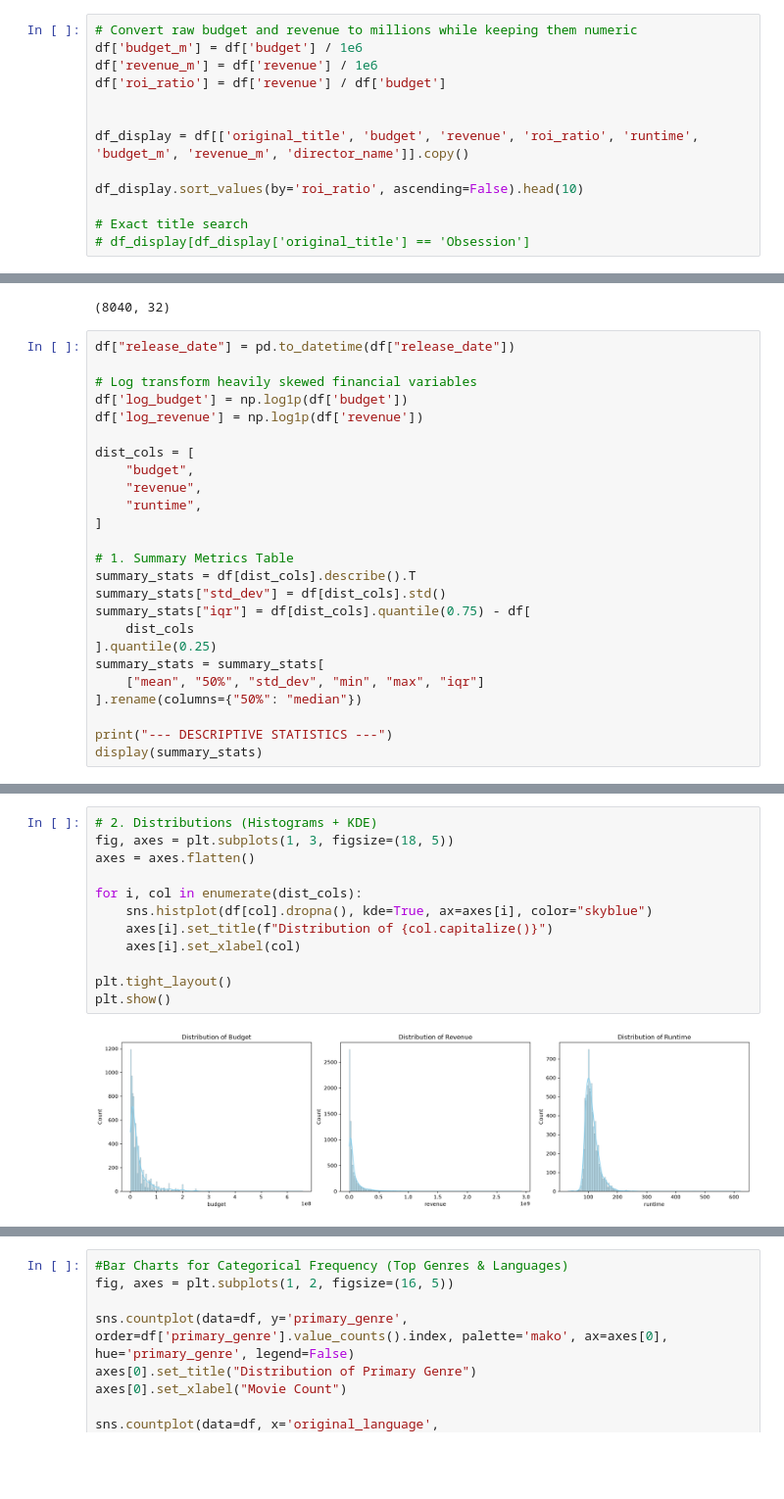
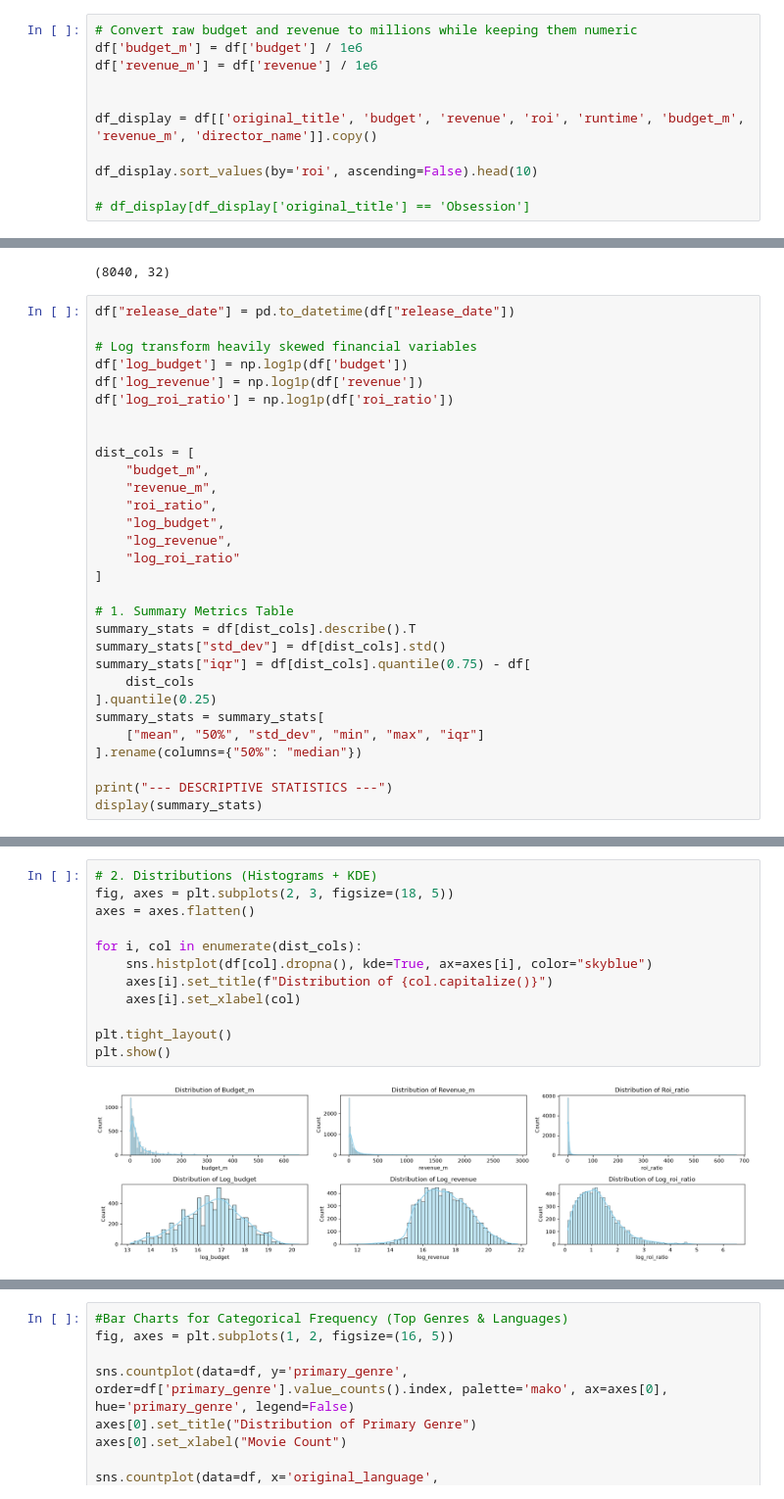
Before and after one commit to ihpwapp/TMDB-movie-analysis, a Jupyter notebook: notebooks/EDA.ipynb, the cells around one changed output, grey strips where cells are left out. Shown at 98% size. Cells and saved outputs as stored; diff of their text form; blank space fills up the shorter version.

```diff
--- a/notebooks/EDA.ipynb
+++ b/notebooks/EDA.ipynb
@@ -113,13 +117,11 @@ Name: cast, dtype: str
 # Convert raw budget and revenue to millions while keeping them numeric
 df['budget_m'] = df['budget'] / 1e6
 df['revenue_m'] = df['revenue'] / 1e6
-df['roi_ratio'] = df['revenue'] / df['budget']
 
 
-df_display = df[['original_title', 'budget', 'revenue', 'roi_ratio', 'runtime', 'budget_m', 'revenue_m', 'director_name']].copy()
+df_display = df[['original_title', 'budget', 'revenue', 'roi', 'runtime', 'budget_m', 'revenue_m', 'director_name']].copy()
 
-df_display.sort_values(by='roi_ratio', ascending=False).head(10)
+df_display.sort_values(by='roi', ascending=False).head(10)
 
-# Exact title search
 # df_display[df_display['original_title'] == 'Obsession']
 # %% [output]
@@ -156,11 +158,16 @@ df["release_date"] = pd.to_datetime(df["release_date"])
 # Log transform heavily skewed financial variables
 df['log_budget'] = np.log1p(df['budget'])
 df['log_revenue'] = np.log1p(df['revenue'])
+df['log_roi_ratio'] = np.log1p(df['roi_ratio'])
+
 
 dist_cols = [
-    "budget",
-    "revenue",
-    "runtime",
+    "budget_m",
+    "revenue_m",
+    "roi_ratio",
+    "log_budget",
+    "log_revenue",
+    "log_roi_ratio"
 ]
 
 # 1. Summary Metrics Table
@@ -184,16 +194,16 @@ display(summary_stats)
 # %%
 # 2. Distributions (Histograms + KDE)
-fig, axes = plt.subplots(1, 3, figsize=(18, 5))
+fig, axes = plt.subplots(2, 3, figsize=(18, 5))
 axes = axes.flatten()
 
 for i, col in enumerate(dist_cols):
     sns.histplot(df[col].dropna(), kde=True, ax=axes[i], color="skyblue")
     axes[i].set_title(f"Distribution of {col.capitalize()}")
     axes[i].set_xlabel(col)
 
 plt.tight_layout()
 plt.show()
 # %% [output]
-[figure, old version]
+[figure, new version]
 # %%
 # 3. Outlier Detection (Box Plots)
```
Also changed, not shown: parts of 5 cells of this notebook, 4 other files.
